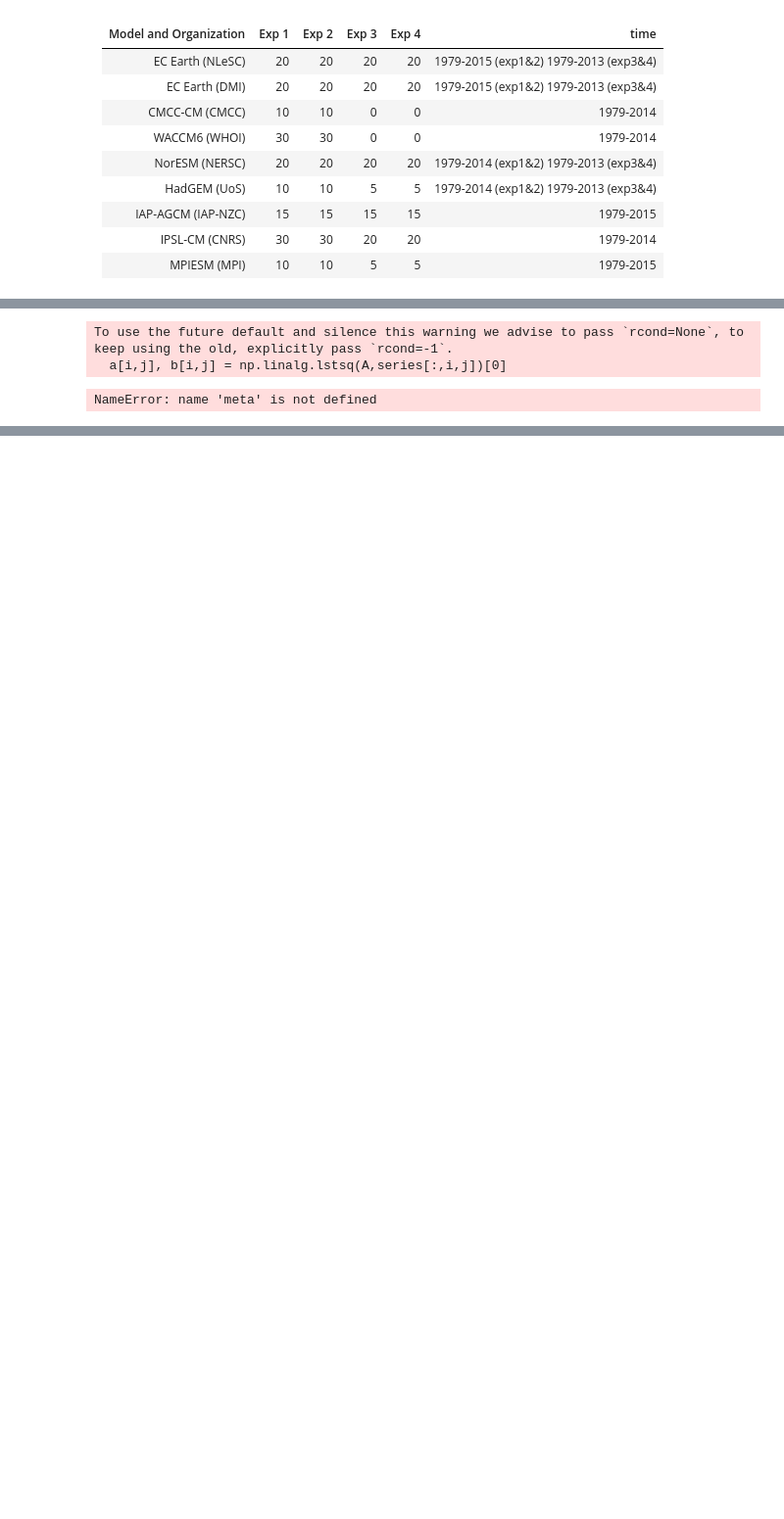
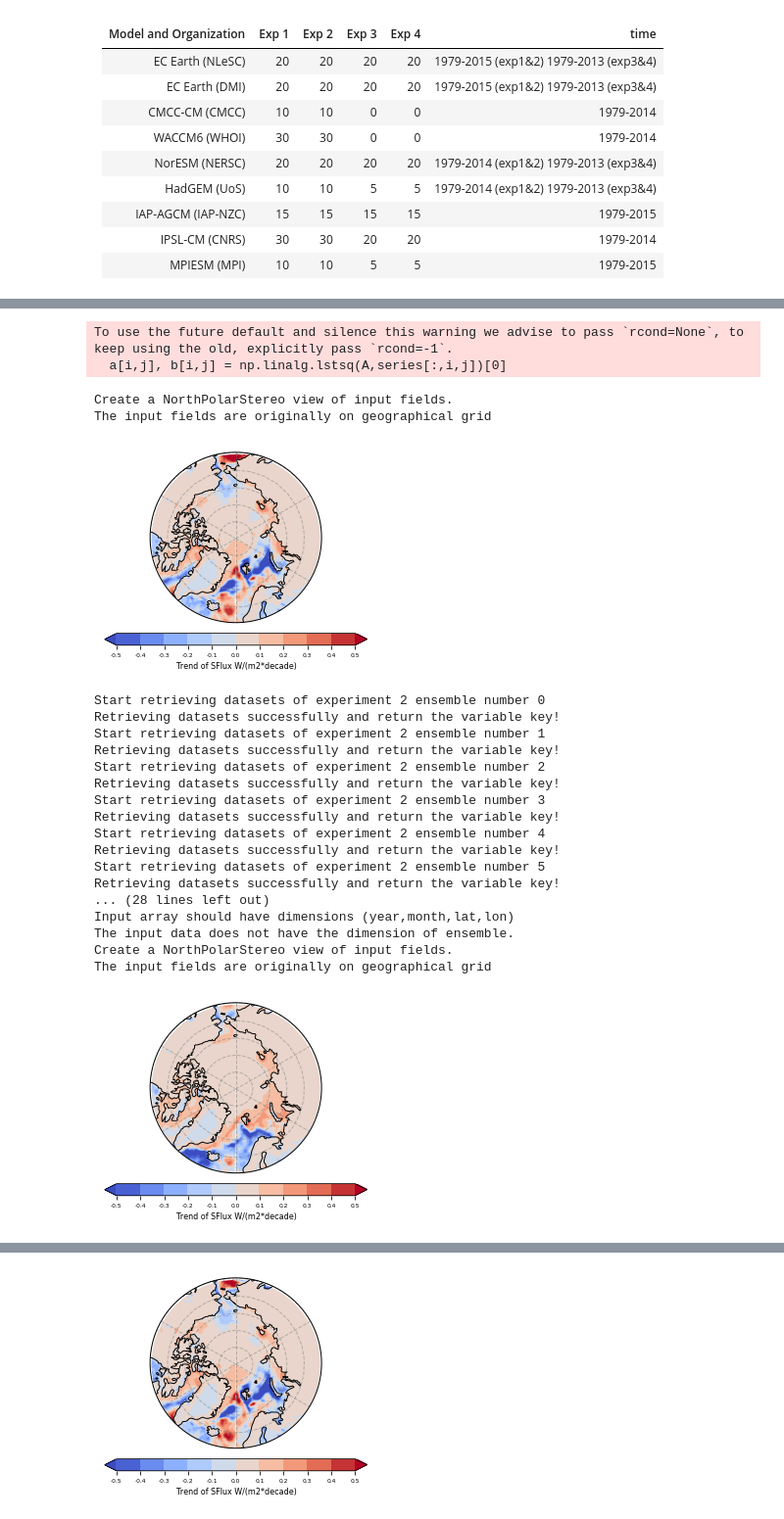
Before and after one commit to geek-yang/JointAnalysis, a Jupyter notebook: Analysis/Trend_spatial/SFlux_ECEarth_DMI_analysis_spatial_trend.ipynb, the cells around one changed output, grey strips where cells are left out. Shown at 98% size. Cells and saved outputs as stored; diff of their text form; code cells hidden in the pictures; blank space fills up the shorter version.

Commit message:
WP2 deliverable figures

```diff
--- a/Analysis/Trend_spatial/SFlux_ECEarth_DMI_analysis_spatial_trend.ipynb
+++ b/Analysis/Trend_spatial/SFlux_ECEarth_DMI_analysis_spatial_trend.ipynb
@@ -103,10 +104,10 @@ def var_key_retrieve(datapath, exp_num, ensemble_num):
 def sflux(key_slhf, key_sshf, key_ssr, key_str, lat, lon):
     # get all the varialbes
     # make sure that all the input variables here are positive downward!!!
-    var_slhf = key_slhf.variables['slhf'][:,:100,:] # surface latent heat flux W/m2
-    var_sshf = key_sshf.variables['sshf'][:,:100,:] # surface sensible heat flux W/m2
-    var_ssr = key_ssr.variables['ssr'][:,:100,:] # surface solar radiation W/m2
-    var_str = key_str.variables['str'][:,:100,:] # surface thermal radiation W/m2
+    var_slhf = key_slhf.variables['slhf'][:,:42,:] # surface latent heat flux W/m2
+    var_sshf = key_sshf.variables['sshf'][:,:42,:] # surface sensible heat flux W/m2
+    var_ssr = key_ssr.variables['ssr'][:,:42,:] # surface solar radiation W/m2
+    var_str = key_str.variables['str'][:,:42,:] # surface thermal radiation W/m2
     #size of the grid box
     #dx = 2 * np.pi * constant['R'] * np.cos(2 * np.pi * lat /
     #                                        360) / len(lon)
@@ -122,6 +123,7 @@ if __name__=="__main__":
     ######  Create time namelist matrix for variable extraction  #######
     ####################################################################
     lat_DMI_20N = 100
+    lat_DMI_60N = 42
     # date and time arrangement
     # namelist of month and days for file manipulation
     namelist_month = ['01','02','03','04','05','06','07','08','09','10','11','12']
@@ -137,7 +139,7 @@ if __name__=="__main__":
     ####################################################################
     # get basic dimensions from sample file
     key_example = Dataset(datapath_example)
-    lat = key_example.variables['lat'][:100]
+    lat = key_example.variables['lat'][:42]
     lon = key_example.variables['lon'][:]
     # get invariant from benchmark file
     Dim_year_1979_2015 = len(period_1979_2015)
@@ -173,38 +175,60 @@ if __name__=="__main__":
             ens_avg_DMI_exp.trend()
             #ticks = [-0.8, -0.6, -0.4, -0.2, 0.0, 0.2, 0.4, 0.6, 0.8]
             ticks = np.linspace(-0.5,0.5,11)
-            label = 'Trend of SFlux (W/(m2*decade))'
+            label = 'Trend of SFlux W/(m2*decade)'
             visualizer.plots.geograph(lat, lon, ens_avg_DMI_exp._a*10,
                                       label, ticks, os.path.join(output_path,
-                                      'trend_spatial_ECEarth_DMI_SFlux_60N_exp_{}.png'.format(i)))
+                                      'trend_spatial_ECEarth_DMI_SFlux_exp_{}.png'.format(i)),
+                                      boundary = 'polar')
         else:
             ens_avg_DMI_exp = analyzer.spatial(np.mean(pool_sflux_1979_2013[:],0))
             ens_avg_DMI_exp.anomaly()
             ens_avg_DMI_exp.trend()
             #ticks = [-0.8, -0.6, -0.4, -0.2, 0.0, 0.2, 0.4, 0.6, 0.8]
             ticks = np.linspace(-0.5,0.5,11)
-            label = 'Trend of SFlux (W/(m2*decade))'
+            label = 'Trend of SFlux W/(m2*decade)'
             visualizer.plots.geograph(lat, lon, ens_avg_DMI_exp._a*10,
                                       label, ticks, os.path.join(output_path,
-                                      'trend_spatial_ECEarth_DMI_SFlux_60N_exp_{}.png'.format(i)))
+                                      'trend_spatial_ECEarth_DMI_SFlux_exp_{}.png'.format(i)),
+                                      boundary = 'polar')
 # %% [output]
 Start retrieving datasets of experiment 1 ensemble number 0
 Retrieving datasets successfully and return the variable key!
 Start retrieving datasets of experiment 1 ensemble number 1
 Retrieving datasets successfully and return the variable key!
 Start retrieving datasets of experiment 1 ensemble number 2
 Retrieving datasets successfully and return the variable key!
 Start retrieving datasets of experiment 1 ensemble number 3
 Retrieving datasets successfully and return the variable key!
 Start retrieving datasets of experiment 1 ensemble number 4
 Retrieving datasets successfully and return the variable key!
 Start retrieving datasets of experiment 1 ensemble number 5
 Retrieving datasets successfully and return the variable key!
 ... (26 lines left out)
 Start retrieving datasets of experiment 1 ensemble number 19
 Retrieving datasets successfully and return the variable key!
 Input array should have dimensions (year,month,lat,lon)
 The input data does not have the dimension of ensemble.
 To use the future default and silence this warning we advise to pass `rcond=None`, to keep using the old, explicitly pass `rcond=-1`.
   a[i,j], b[i,j] = np.linalg.lstsq(A,series[:,i,j])[0]
-NameError: name 'meta' is not defined
+Create a NorthPolarStereo view of input fields.
+The input fields are originally on geographical grid
+[figure, added]
+Start retrieving datasets of experiment 2 ensemble number 0
+Retrieving datasets successfully and return the variable key!
+Start retrieving datasets of experiment 2 ensemble number 1
+Retrieving datasets successfully and return the variable key!
+Start retrieving datasets of experiment 2 ensemble number 2
+Retrieving datasets successfully and return the variable key!
+Start retrieving datasets of experiment 2 ensemble number 3
+Retrieving datasets successfully and return the variable key!
+Start retrieving datasets of experiment 2 ensemble number 4
+Retrieving datasets successfully and return the variable key!
+Start retrieving datasets of experiment 2 ensemble number 5
+Retrieving datasets successfully and return the variable key!
+... (28 lines left out)
+Input array should have dimensions (year,month,lat,lon)
+The input data does not have the dimension of ensemble.
+Create a NorthPolarStereo view of input fields.
+The input fields are originally on geographical grid
+[figure, added]
@@ -210,0 +252 @@ NameError: name 'meta' is not defined
+[figure, added]
```
Also changed, not shown: parts of 2 cells of this notebook, 3 other files.
